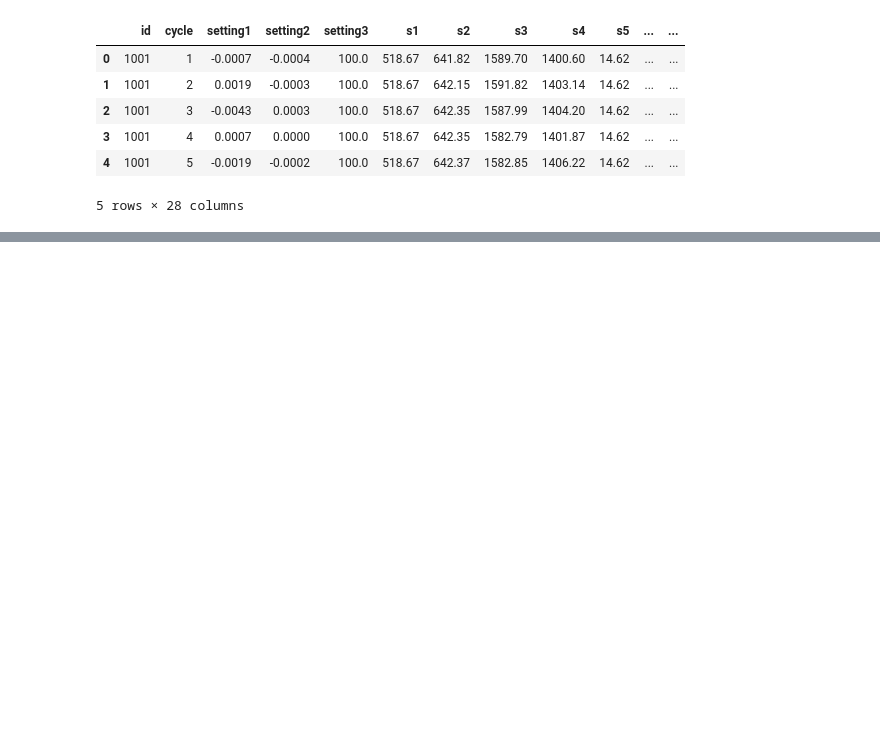
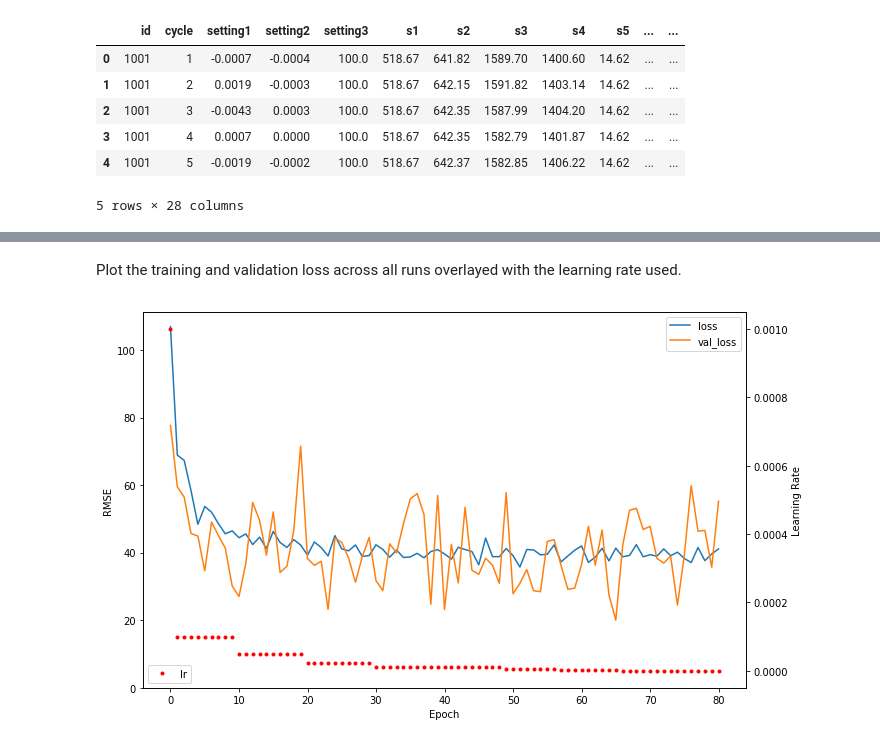
Before and after one commit to sabderra/predictive-maintenance-lstm, a Jupyter notebook: train.ipynb, the cells around one changed output, grey strips where cells are left out. Drawn from its saved outputs; the diff is of its cells as text; code cells hidden in the pictures; blank space fills up the shorter version.

Commit message:
Notebook for training of an LSTM Model

```diff
--- a/train.ipynb
+++ b/train.ipynb
@@ -467,0 +351,6 @@ model.compile(loss=rmse, optimizer=opt, metrics=['mse', 'mae'])
+# %%
+# Size of the series time window.
+sequence_length = 25
+# %%
+# Number of time series sequences that will be train on per batch.
+batch_size = 128
@@ -563,14 +396,0 @@ history.epoch[-1]
-# %%
-try:
-    model
-except NameError:
-    from keras.models import load_model
-
-    model_path = MODEL_DIR+'engine_model.h5'
-    print("Loading model: ", model_path)
-
-    custom_objects={'rmse':rmse}
-    model = load_model(model_path, custom_objects=custom_objects)
-    model.summary()
-else:
-    print("using existing mode.")
@@ -771,0 +496,31 @@ This tutorial covers the basics of using deep learning in predictive maintenance
+# %% [markdown]
+Plot the training and validation loss across all runs overlayed with the learning rate used.
+# %%
+fig, ax1 = plt.subplots(figsize=(10,6))
+
+epochs = np.arange(len(epoch_loss_history))
+ax1.plot(epochs, epoch_loss_history, label='loss')
+ax1.plot(epochs, epoch_val_history, label='val_loss')
+ax1.set_xlabel("Epoch")
+ax1.set_ylabel("RMSE")
+ax1.set_ylim(0)
+ax1.legend()
+
+# Add a rhs scale for the LR.
+ax2 = ax1.twinx()
+lr_epochs = []
+lr_steps = []
+
+for e1, l1, l2 in epoch_lr_history:
+    lr_epochs.append(e1)
+    lr_steps.append(l1)
+
+
+ax2.plot(lr_epochs, lr_steps, 'r.', label='lr')
+ax2.set_ylabel("Learning Rate")
+ax2.legend(loc='lower left')
+
+fig.tight_layout()
+plt.show()
+# %% [output]
+[figure, added]
```
Also changed, not shown: parts of 120 cells of this notebook.
